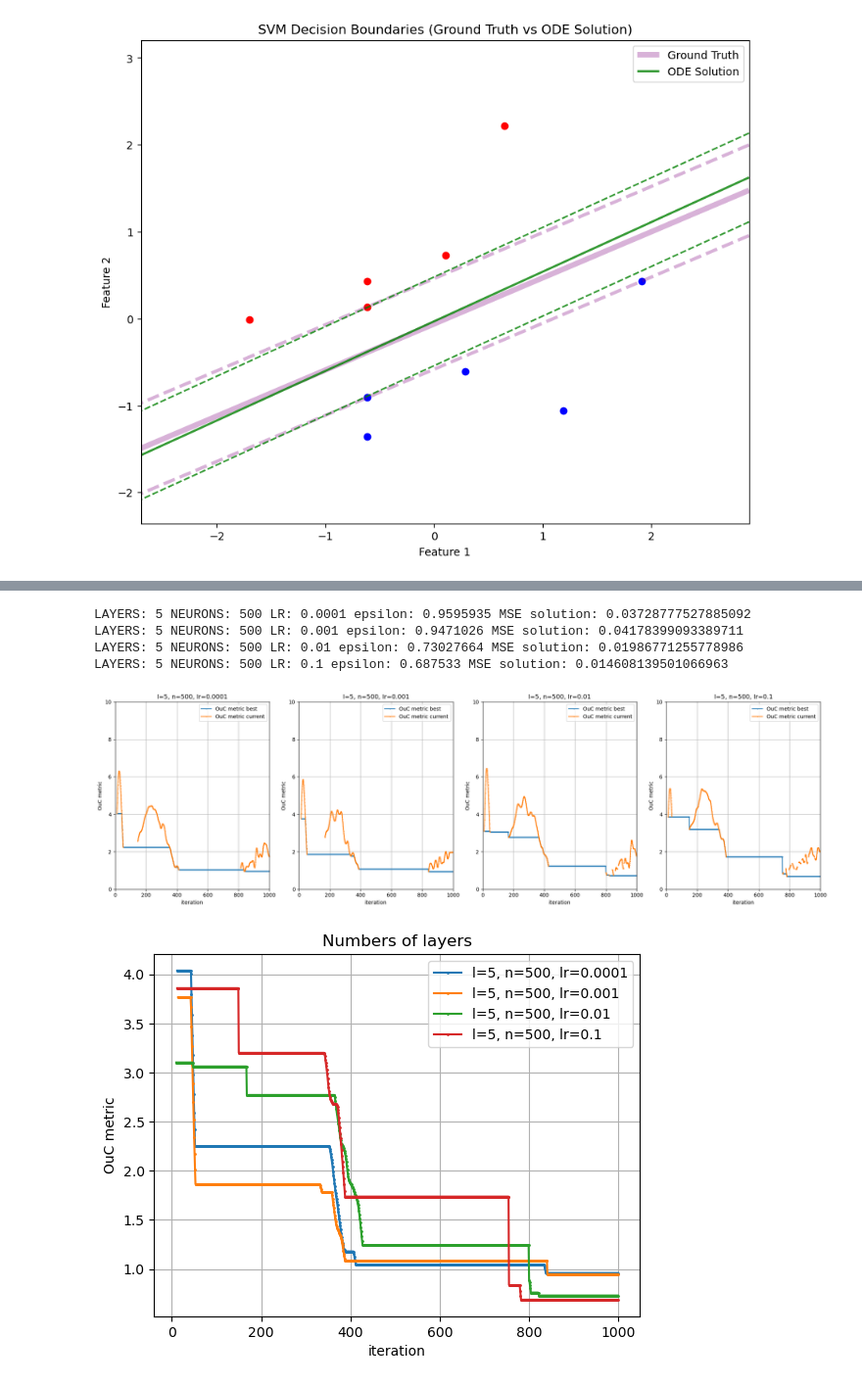
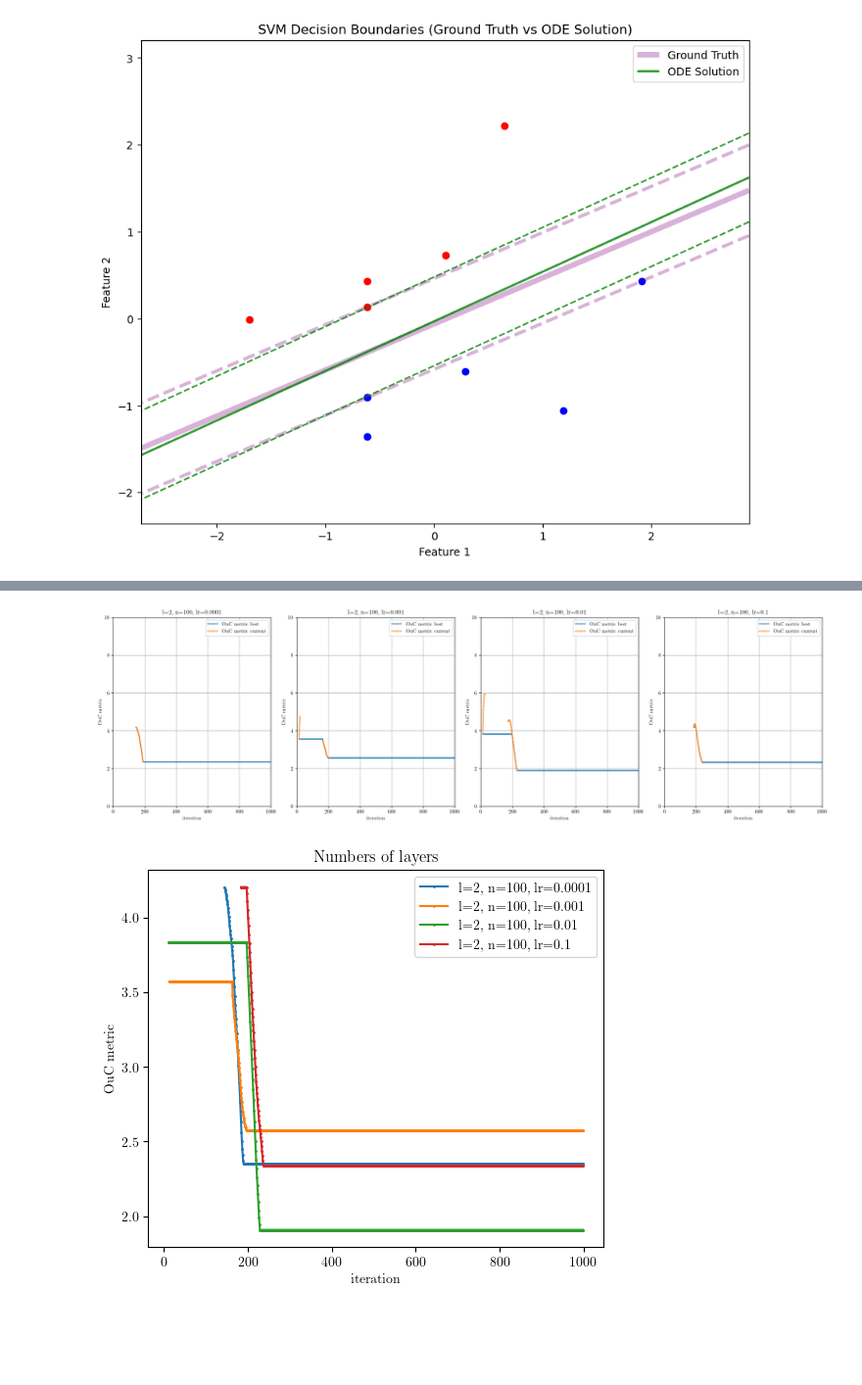
Before and after one commit to vedovati-matteo/master-thesis, a Jupyter notebook: code/svm_test/SVM_hard_2_10.ipynb, the cells around one changed output, grey strips where cells are left out. Shown at 98% size. Cells and saved outputs as stored; diff of their text form; code cells hidden in the pictures; blank space fills up the shorter version.

```diff
--- a/code/svm_test/SVM_hard_2_10.ipynb
+++ b/code/svm_test/SVM_hard_2_10.ipynb
@@ -331,0 +393,5 @@ w diff: [0.00000087 0.0000048 ] b diff: [0.00000381]
+# %%
+t0 = time.time()
+sol, result = solve_ODE(xu0, 500)
+solve_time = time.time() - t0
+print('Time:', solve_time)
@@ -416,6 +489,7 @@ class NN_NOP:
         L_y_T = []
         L_y_T_curr = []
         #L_y_iterations = []
+        t0 = time.time()
         while True:
             # Update, L_epsilon, L_yT, net_best
             T = self.T*torch.ones((1, 1), dtype=torch.float)
@@ -474,9 +548,9 @@ class NN_NOP:
             if i==ITERATIONS:
                 break
 
-        return L_epsilon, L_epsilon_curr, L_y_T, L_y_T_curr, net_best, L_loss
+        return L_epsilon, L_epsilon_curr, L_y_T, L_y_T_curr, net_best, L_loss, time.time()-t0
 
-    def loss_compute(self, t, net, weighting=0.5):
+    def loss_compute(self, t, net):
         # nn output xu, torch.tensor (NBATCH, nxu)
         y = net(t)
 
@@ -502,12 +576,12 @@ class NN_NOP:
         #pdy = torch.cat(pdy, dim=1) # for makning it a tensor: [NBATCH, NY]
 
         # Compute loss, torch.tensor a float
-        loss = mse(dy, pdy) # [NBATCH, NY]
-        loss = torch.sum(loss, axis=1) # [NBATCH]
-        if weighting is not None:
-            loss = torch.exp(-weighting*t.detach().reshape((-1, )))*loss # proprity smaller t
-        loss = torch.mean(loss, axis=0)
-        return loss
+        dynamics_loss = mse(dy, pdy) # [NBATCH, NY]
+        dynamics_loss = torch.sum(dynamics_loss, axis=1) # [NBATCH]
+        dynamics_loss = torch.exp(-WEIGTHING*(t / T).detach().reshape((-1, )))*dynamics_loss  # proprity smaller t
+        dynamics_loss = torch.mean(dynamics_loss, axis=0)
+
+        return dynamics_loss
 
     def P_multiple(self, t, net): # get the projection of the output of the nn (for multiple t)
         y = net(t)
@@ -542,10 +616,10 @@ def try_layers(l_list, n, lr):
      for l in l_list:
           LAYERS = l
           example = NN_NOP(y0, [0, T], P, ODE, evalutation) # init
-          L_epsilon, L_epsilon_curr, L_y_T, L_y_T_curr, net_best, L_loss = example.NN_method() # train
+          L_epsilon, L_epsilon_curr, L_y_T, L_y_T_curr, net_best, L_loss, time = example.NN_method() # train
           mse_ = get_error({'net': net_best})
-          print('LAYERS:', l, 'NEURONS:', n, 'LR:', lr, 'epsilon:', L_epsilon[-1], 'MSE solution:', mse_)
-          res.append({'layers': l, 'neurons': n, 'lr': lr, 'net': net_best, 'L_epsilon': L_epsilon, 'L_epsilon_curr': L_epsilon_curr, 'MSE soltion: ': mse_})
+          print('LAYERS:', l, 'NEURONS:', n, 'LR:', lr, 'epsilon:', L_epsilon[-1], 'MSE solution:', mse_, 'time:', time)
+          res.append({'layers': l, 'neurons': n, 'lr': lr, 'net': net_best, 'L_epsilon': L_epsilon, 'L_epsilon_curr': L_epsilon_curr, 'MSE soltion: ': mse_, 'time': time})
      return res
 
 def try_neurons(n_list, l, lr):
@@ -555,10 +629,10 @@ def try_neurons(n_list, l, lr):
      for n in n_list:
           NEURONS = n
           example = NN_NOP(y0, [0, T], P, ODE, evalutation) # init
-          L_epsilon, L_epsilon_curr, L_y_T, L_y_T_curr, net_best, L_loss = example.NN_method() # train
+          L_epsilon, L_epsilon_curr, L_y_T, L_y_T_curr, net_best, L_loss, time = example.NN_method() # train
           mse_ = get_error({'net': net_best})
-          print('LAYERS:', l, 'NEURONS:', n, 'LR:', lr, 'epsilon:', L_epsilon[-1], 'MSE solution:', mse_)
-          res.append({'layers': l, 'neurons': n, 'lr': lr, 'net': net_best, 'L_epsilon': L_epsilon, 'L_epsilon_curr': L_epsilon_curr, 'MSE soltion: ': mse_})
+          print('LAYERS:', l, 'NEURONS:', n, 'LR:', lr, 'epsilon:', L_epsilon[-1], 'MSE solution:', mse_, 'time:', time)
+          res.append({'layers': l, 'neurons': n, 'lr': lr, 'net': net_best, 'L_epsilon': L_epsilon, 'L_epsilon_curr': L_epsilon_curr, 'MSE soltion: ': mse_, 'time': time})
      return res
 
 def try_lr(lr_list, l, n):
@@ -568,10 +642,10 @@ def try_lr(lr_list, l, n):
      for lr in lr_list:
           LR = lr
           example = NN_NOP(y0, [0, T], P, ODE, evalutation) # init
-          L_epsilon, L_epsilon_curr, L_y_T, L_y_T_curr, net_best, L_loss = example.NN_method() # train
+          L_epsilon, L_epsilon_curr, L_y_T, L_y_T_curr, net_best, L_loss, time = example.NN_method() # train
           mse_ = get_error({'net': net_best})
-          print('LAYERS:', l, 'NEURONS:', n, 'LR:', lr, 'epsilon:', L_epsilon[-1], 'MSE solution:', mse_)
-          res.append({'layers': l, 'neurons': n, 'lr': lr, 'net': net_best, 'L_epsilon': L_epsilon, 'L_epsilon_curr': L_epsilon_curr, 'MSE soltion: ': mse_})
+          print('LAYERS:', l, 'NEURONS:', n, 'LR:', lr, 'epsilon:', L_epsilon[-1], 'MSE solution:', mse_, 'time:', time)
+          res.append({'layers': l, 'neurons': n, 'lr': lr, 'net': net_best, 'L_epsilon': L_epsilon, 'L_epsilon_curr': L_epsilon_curr, 'MSE soltion: ': mse_, 'time': time})
      return res
 
 def plot_results(res, y_max=50):
@@ -594,6 +668,7 @@ def plot_results(res, y_max=50):
     plt.show()
 
 def plot_result_confrontation(res):
+     plt.figure(figsize=(6, 5))
      for r in res:
           plt.plot(r['L_epsilon'], marker='o', linestyle='-', label=f'l={r["layers"]}, n={r["neurons"]}, lr={r["lr"]}', markersize=1)
      # Add labels, title, legend and grid
@@ -601,7 +676,7 @@ def plot_result_confrontation(res):
      plt.ylabel('OuC metric')
      plt.title('Numbers of layers')
      plt.legend()  # Show the legend to distinguish the datasets
-     plt.grid(True)
+     plt.grid(False)
      plt.show()
 
 def plot_hyperplane(r):
@@ -733,11 +815,7 @@ LAYERS: 2 NEURONS: 500 LR: 0.001 epsilon: 0.721496 MSE solution: 0.0092437939953
 # %%
-res_learning_rate = try_lr([0.0001, 0.001, 0.01, 0.1], 5, 500)
+#res_learning_rate = try_lr([0.0001, 0.001, 0.01, 0.1], 2, 100)
 plot_results(res_learning_rate, y_max=10)
 plot_result_confrontation(res_learning_rate)
 # %% [output]
-LAYERS: 5 NEURONS: 500 LR: 0.0001 epsilon: 0.9595935 MSE solution: 0.03728777527885092
-LAYERS: 5 NEURONS: 500 LR: 0.001 epsilon: 0.9471026 MSE solution: 0.04178399093389711
-LAYERS: 5 NEURONS: 500 LR: 0.01 epsilon: 0.73027664 MSE solution: 0.01986771255778986
-LAYERS: 5 NEURONS: 500 LR: 0.1 epsilon: 0.687533 MSE solution: 0.014608139501066963
-[figure, old version]
+[figure, new version]
-[figure, old version]
+[figure, new version]
```
Also changed, not shown: parts of 28 cells of this notebook, 52 other files.
